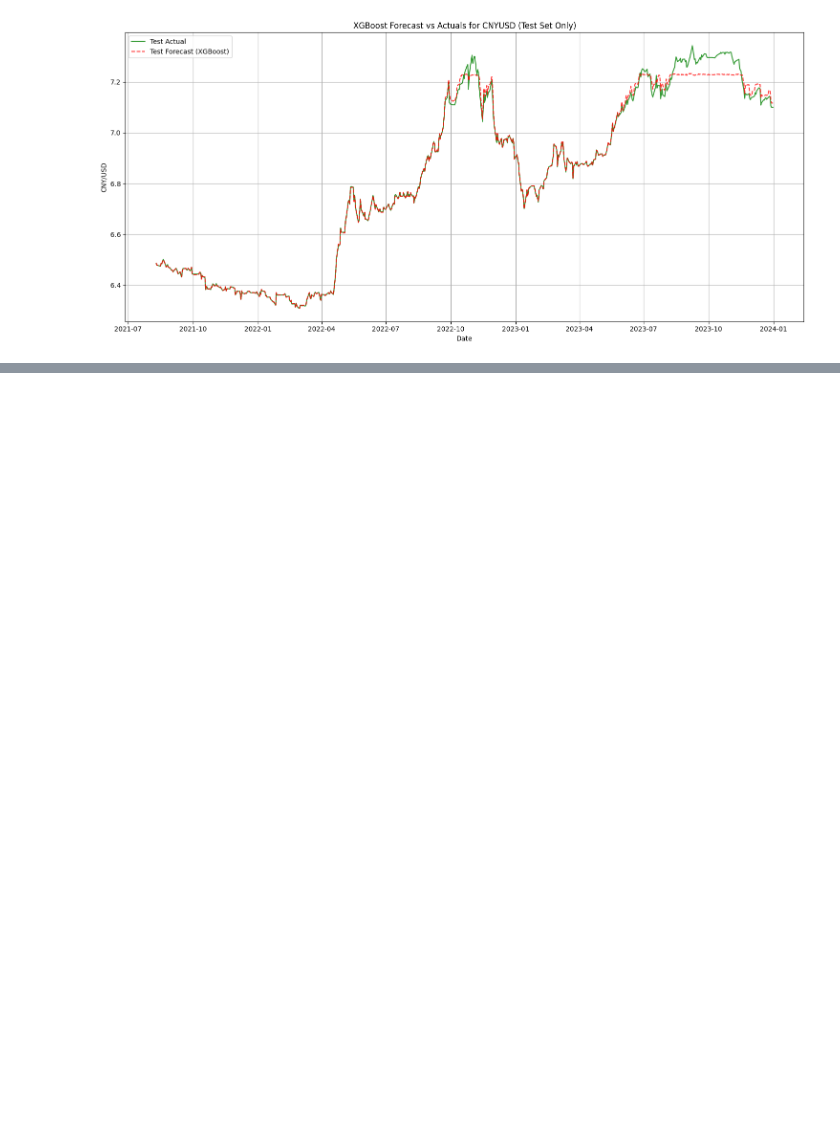
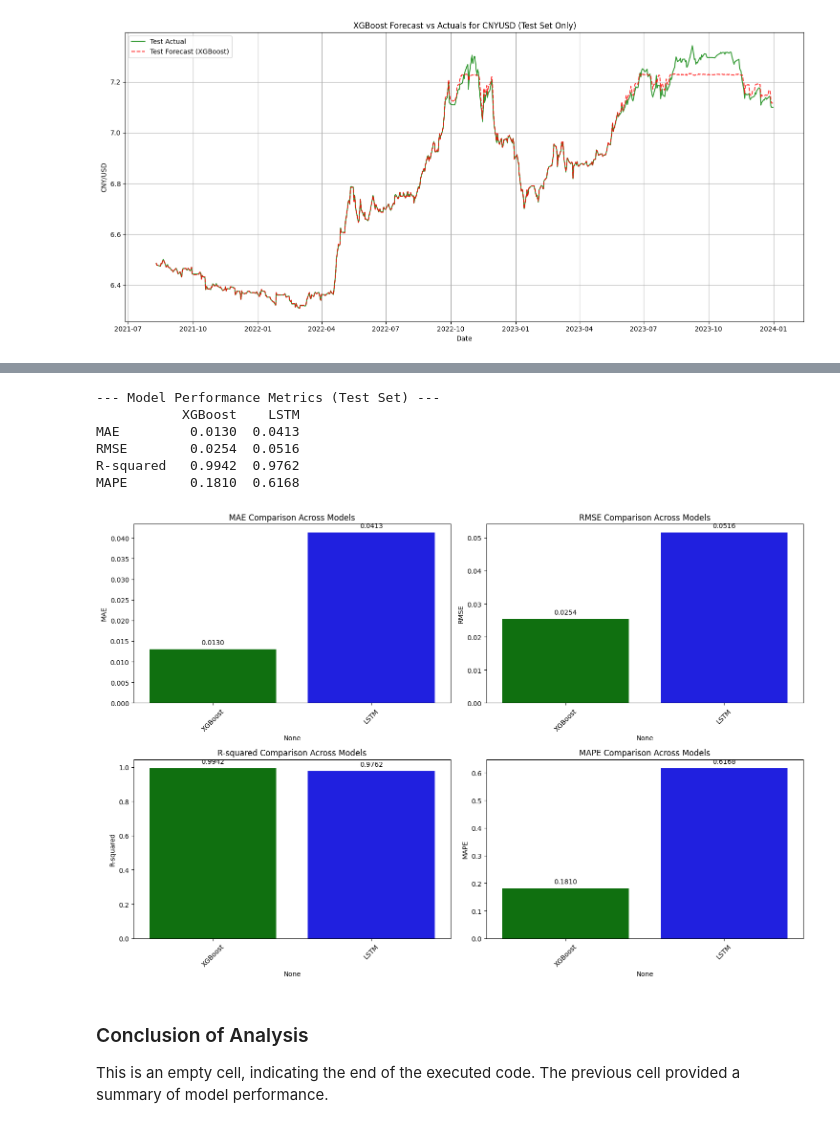
Before and after one commit to Sayeed92972/Projects, a Jupyter notebook: Untitled6.ipynb, the cells around one changed output, grey strips where cells are left out. Saved outputs shown, nothing was run; the diff lists cells and outputs as text; code cells hidden in the pictures; blank space fills up the shorter version.

```diff
--- a/Untitled6.ipynb
+++ b/Untitled6.ipynb
@@ -1290,20 +1260,0 @@ Visualizing ARIMA forecasts vs Actuals...
-# %%
-from sklearn.metrics import r2_score
-import numpy as np # Import numpy for abs function
-
-# Function to calculate MAPE
-def mean_absolute_percentage_error(y_true, y_pred):
-    y_true, y_pred = np.array(y_true), np.array(y_pred)
-    return np.mean(np.abs((y_true - y_pred) / y_true)) * 100
-
-# Assuming y_test_aligned and test_predictions are available from previous steps
-# If not, ensure these variables are loaded or re-created.
-# For example, from the context, we know they exist:
-# y_test_aligned is the actual values for the test set
-# test_predictions is the predicted values for the test set
-
-r2 = r2_score(y_test_aligned, test_predictions)
-mape = mean_absolute_percentage_error(y_test_aligned, test_predictions)
-
-log(f"\nTest R-squared: {r2:.4f}")
-log(f"Test MAPE: {mape:.4f}%")
@@ -1677,14 +1648,6 @@ import seaborn as sns # Import seaborn
 
 # --- Gather metrics for each model ---
 
-# ARIMA metrics (using test set metrics from previous execution)
-# Note: r2 and mape for ARIMA were calculated on y_test_aligned and test_predictions
-arima_metrics = {
-    'MAE': mae_test,
-    'RMSE': rmse_test,
-    'R-squared': r2,
-    'MAPE': mape
-}
 
 # XGBoost metrics
 xgb_metrics = {
@@ -1702,36 +1665,49 @@ lstm_metrics = {
     'MAPE': mape_test_lstm
 }
 
-# Combine into a DataFrame
+# Combine into a DataFrame, excluding ARIMA
 metrics_df = pd.DataFrame({
-    'ARIMA': arima_metrics,
     'XGBoost': xgb_metrics,
     'LSTM': lstm_metrics
 })
 
 print("\n--- Model Performance Metrics (Test Set) ---")
 print(metrics_df.round(4))
 
 # --- Plot histograms for each metric ---
 
 fig, axes = plt.subplots(nrows=2, ncols=2, figsize=(15, 10))
 axes = axes.flatten()
 
+# Define palette for XGBoost and LSTM
+palette = ['green', 'blue']
+
 for i, metric_name in enumerate(metrics_df.index):
     ax = axes[i]
     metric_values = metrics_df.loc[metric_name]
 
-    # Use seaborn barplot for comparison
-    sns.barplot(x=metric_values.index, y=metric_values.values, ax=ax, palette=['yellow', 'green', 'blue'])
+    # Use seaborn barplot for comparison with adjusted palette
+    sns.barplot(x=metric_values.index, y=metric_values.values, ax=ax, palette=palette)
 
     ax.set_title(f'{metric_name} Comparison Across Models')
     ax.set_ylabel(metric_name)
     ax.tick_params(axis='x', rotation=45)
 
     # Add value labels on top of bars
     for p in ax.patches:
         ax.annotate(f'{p.get_height():.4f}', (p.get_x() + p.get_width() / 2., p.get_height()),
                     ha='center', va='center', xytext=(0, 10), textcoords='offset points')
 
 plt.tight_layout()
 plt.show()
+# %% [output]
+--- Model Performance Metrics (Test Set) ---
+           XGBoost    LSTM
+MAE         0.0130  0.0413
+RMSE        0.0254  0.0516
+R-squared   0.9942  0.9762
+MAPE        0.1810  0.6168
+[figure, added]
+# %% [markdown]
+### Conclusion of Analysis
+This is an empty cell, indicating the end of the executed code. The previous cell provided a summary of model performance.
```
Also changed, not shown: parts of 34 cells of this notebook.
